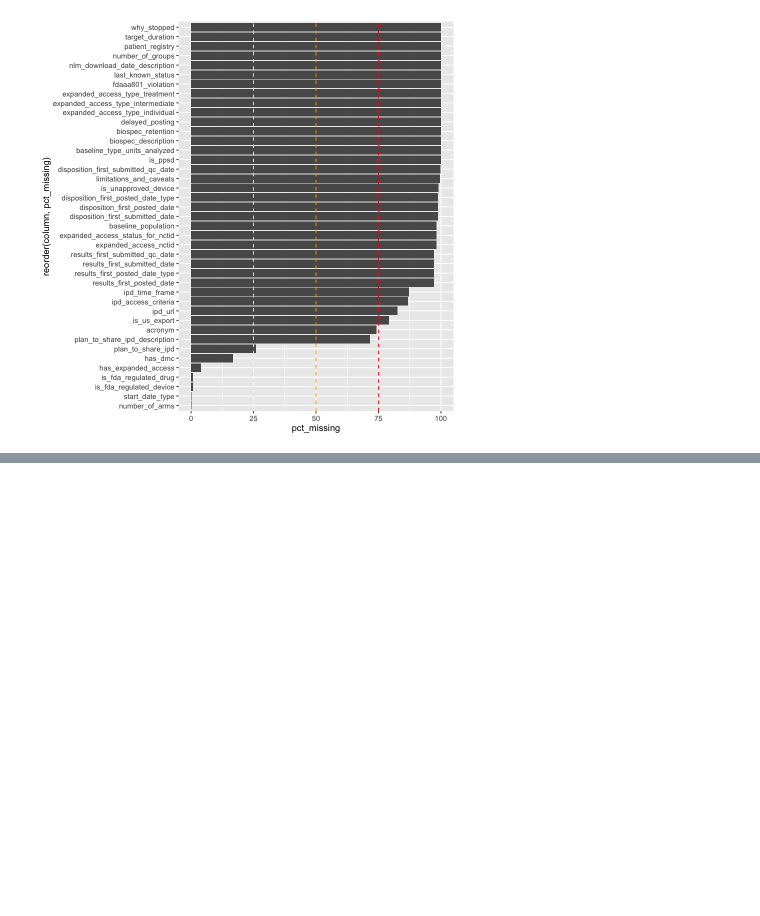
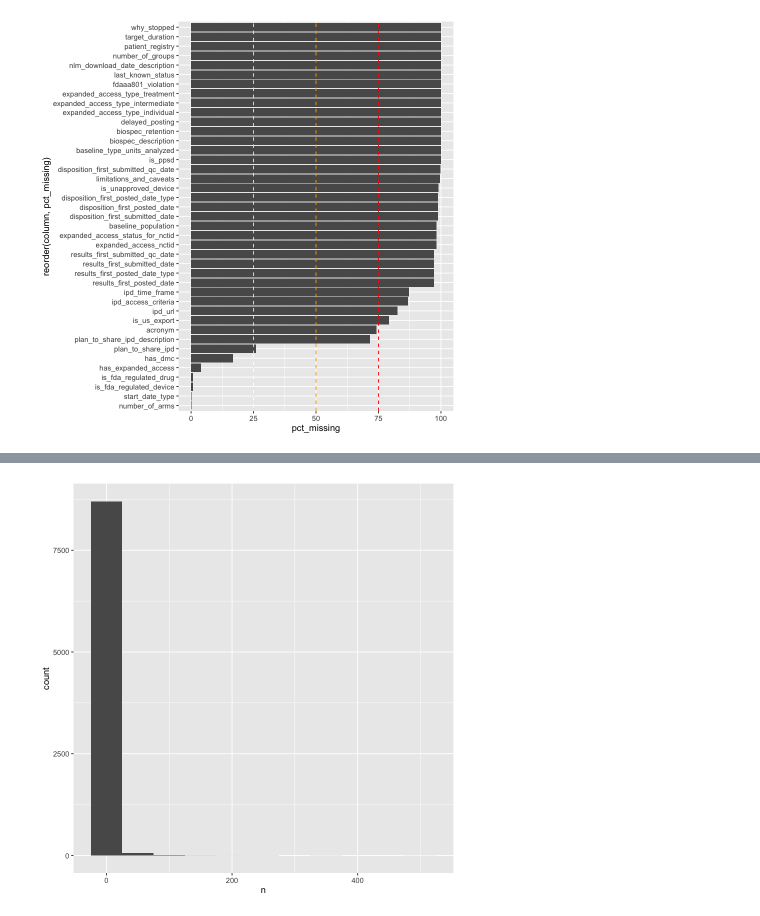
Before and after one commit to JoshZiel83/clinical-trials, a Jupyter notebook: notebooks/01_raw_data_exploration.ipynb, the cells around one changed output, grey strips where cells are left out. Saved outputs shown, nothing was run; the diff lists cells and outputs as text; code cells hidden in the pictures; blank space fills up the shorter version.

```diff
--- a/notebooks/01_raw_data_exploration.ipynb
+++ b/notebooks/01_raw_data_exploration.ipynb
@@ -142,3 +128,29 @@ ggplot(data = missing_frame, aes(x = pct_missing, y = reorder(column, pct_missin
     color = "yellow", linetype = "dashed")
 # %% [output]
 [figure]
+# %%
+sponsors_data = read_parquet(SPONSORS_DATA) |>
+  filter(nct_id %in% industry_sponsored_ids) |>
+  mutate(across(where(is.character), ~ replace(., . %in% c("NA", "none", "NaN", "N/A"), NA))) # Since we're loading in from parquet, we're going to try to fix any scenarios where
+
+if (sum(is.na(sponsors_data)) == 0) {
+  message("No missing values detected in sponsors_data")
+} else {
+  missing_spons_frame <- sponsors_data |>
+    summarise(across(everything(), ~ sum(is.na(.)))) |>
+    pivot_longer(everything(), names_to = "column", values_to = "missing_count") |> # This is important - summarise gives you a wide dataframe
+    filter(missing_count > 0) |> # Only fields with missing data will be included
+    mutate(
+      pct_missing = missing_count / nrow(sponsors_data) * 100 # Add a new feature, which is the percentage of missing data
+    ) |>
+    arrange(desc(pct_missing))
+
+  ggplot(data = missing_spons_frame, aes(x = pct_missing, y = reorder(column, pct_missing))) +
+    geom_col() +
+    geom_vline(xintercept = 75,
+      color = "red", linetype = "dashed") +
+    geom_vline(xintercept = 50,
+      color = "orange", linetype = "dashed") +
+    geom_vline(xintercept = 25,
+      color = "yellow", linetype = "dashed")
+}
@@ -144,0 +159,16 @@ ggplot(data = missing_frame, aes(x = pct_missing, y = reorder(column, pct_missin
+# %%
+sponsors_data <- sponsors_data |>
+  mutate(
+    cln_name = name |>
+      str_to_lower() |>
+      str_remove_all("[[:punct:]]") |>
+      str_remove_all("\\b(llc|inc|ltd|as|srl|plc|gmbh|corp|co|corporation|corp|group|and|company|pharmaceutical|pharmaceuticals|therapeutics)\\b") |>
+      str_squish()
+  )
+
+raw_sponsor_rank <- sponsors_data |>
+  select(nct_id, cln_name) |>
+  distinct() |>
+  count(cln_name, sort = TRUE)
+
+head(raw_sponsor_rank)
@@ -144,0 +185,5 @@ ggplot(data = missing_frame, aes(x = pct_missing, y = reorder(column, pct_missin
+# %%
+ggplot(data = raw_sponsor_rank, aes(x = n)) +
+  geom_histogram(binwidth = 50)
+# %% [output]
+[figure, added]
```
Also changed, not shown: parts of 6 cells of this notebook, 11 other files.
